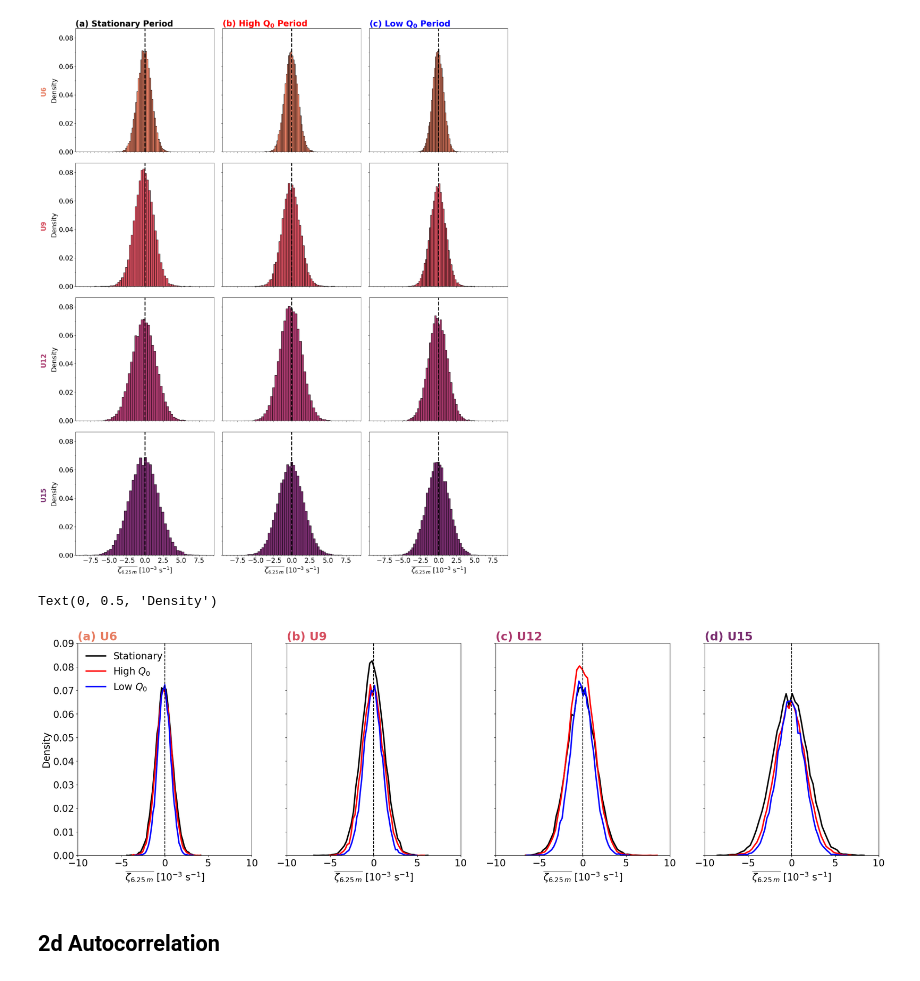
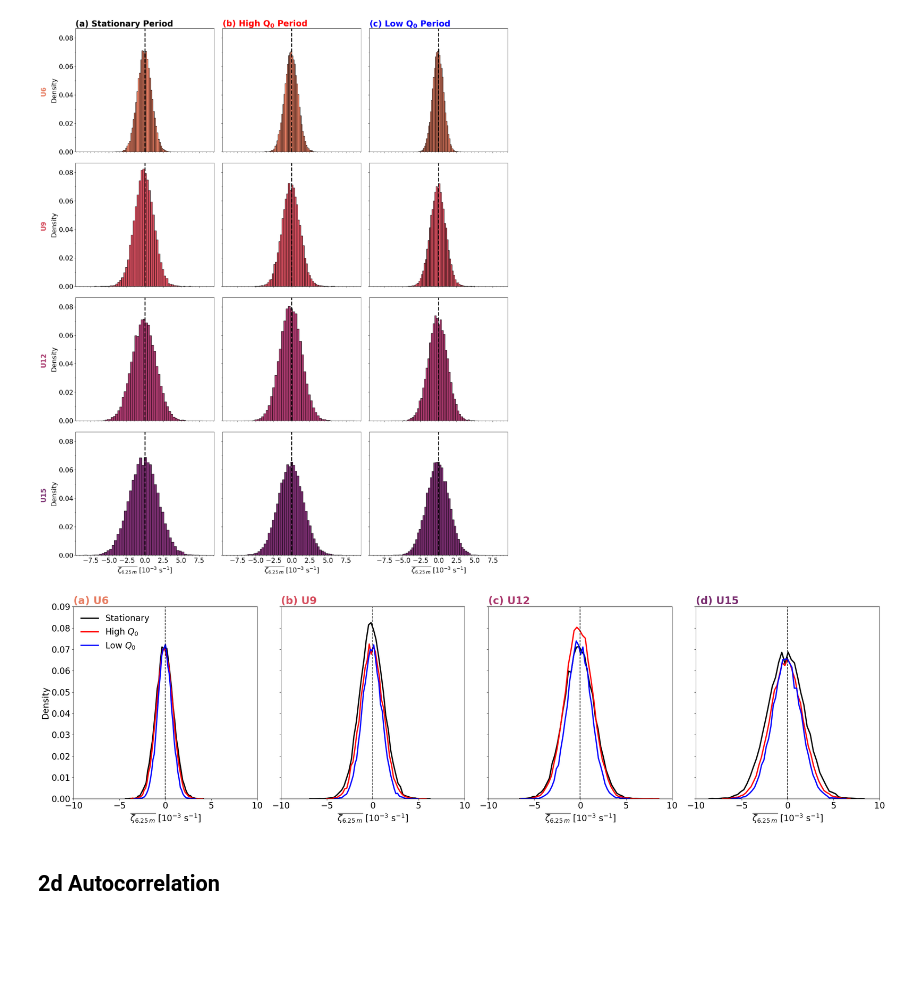
Before and after one commit to Salesky-ABL/ABL_Transition, a Jupyter notebook: plotting/plot_vorticity.ipynb, the cells around one changed output. Saved outputs shown, nothing was run; the diff lists cells and outputs as text; code cells hidden in the pictures; blank space fills up the shorter version.

```diff
--- a/plotting/plot_vorticity.ipynb
+++ b/plotting/plot_vorticity.ipynb
@@ -605,7 +605,7 @@ Text(0, 0.5, '$\\langle \\zeta^+_{50 m} \\rangle$ [10$^{-2}$ s$^{-1}$]')
 # %% [markdown]
 Read in vorticity PDF data
 # %%
-pdf_plot_params = xr.open_dataset("/home/rfrost/simulations/nc/576000_1152000_vorticity_pdf_plot_params_6m.nc")
+pdf_plot_params = xr.open_dataset("/home/rfrost/simulations/nc/576000_1152000_vort_pdf_plot_params_6m.nc")
 
 bin_edges_stat = pdf_plot_params.bin_edges_stationary
 bin_edges_highq0 = pdf_plot_params.bin_edges_high_q0
@@ -666,28 +666,29 @@ plt.tight_layout()
 # %%
 case = ["6", "9", "12", "15"]
 lab = "abcd"
 
-fig, ax = plt.subplots(figsize=(30,8), ncols=4, sharex=True, sharey=True)
+fig, ax = plt.subplots(figsize=(28,8), ncols=4, sharex=True, sharey=True)
 
 for i in range(4):
 
     ax[i].plot(bin_edges_stat[i,:-1] * 10 ** 3, prob_stat[i],
                c="black", lw=3, label="Stationary")
     ax[i].plot(bin_edges_highq0[i,:-1] * 10 ** 3, prob_highq0[i],
                c="red", lw=3, label="High $Q_0$")
     ax[i].plot(bin_edges_lowq0[i,:-1] * 10 ** 3, prob_lowq0[i],
                c="blue", lw=3, label="Low $Q_0$")
     ax[i].set_title(f"({lab[i]}) U{case[i]}", c=ug_colors[i], loc="left")
     ax[i].set_xlabel("$\overline{\zeta_{6.25 \\> m}}$ [10$^{-3}$ s$^{-1}$]")
     ax[i].axvline(x=0, c="black", ls="--", lw=1.5)
 
 ax[0].legend(frameon=False, loc="upper left")
 ax[0].set_ylim(0,0.09)
 ax[0].set_xlim(-10,10)
 ax[0].set_ylabel("Density")
+
+plt.tight_layout()
 # %% [output]
-Text(0, 0.5, 'Density')
-[figure, old version]
+[figure, new version]
 # %% [markdown]
 ## 2d Autocorrelation
 # %%
```
Also changed, not shown: 1 other file.
